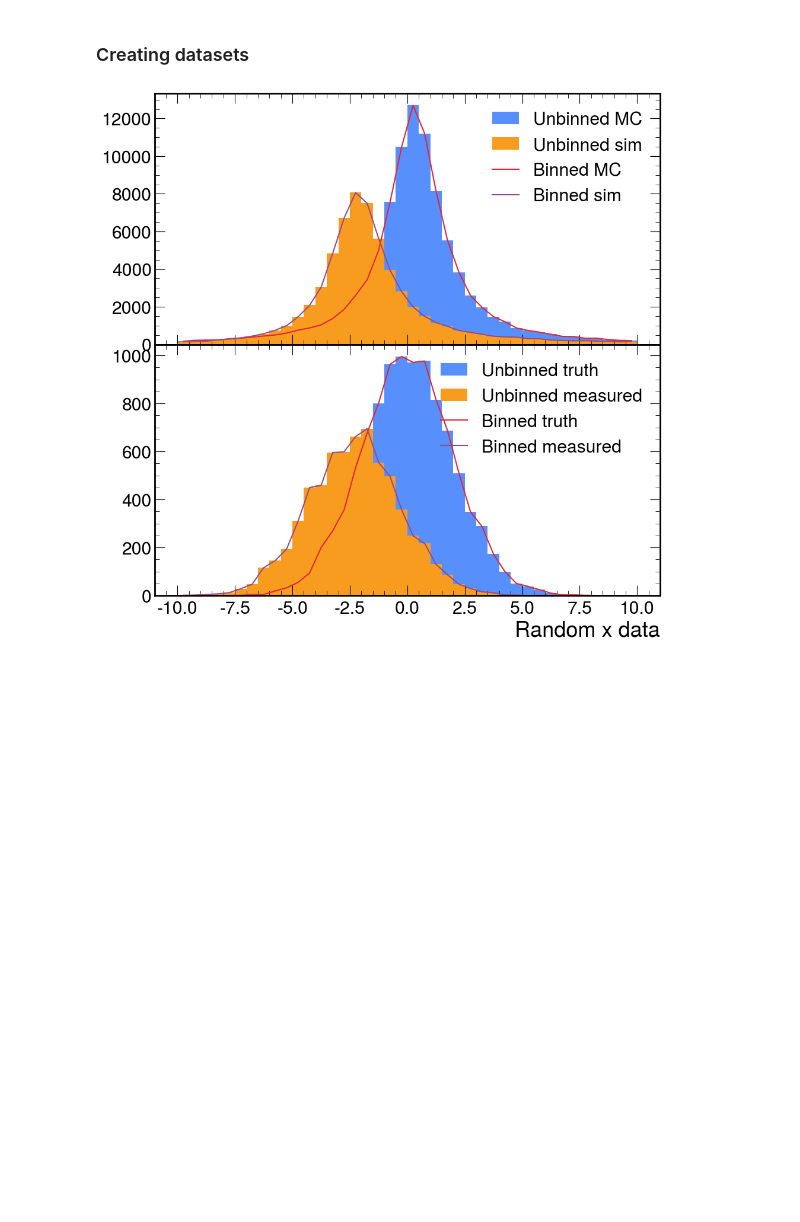
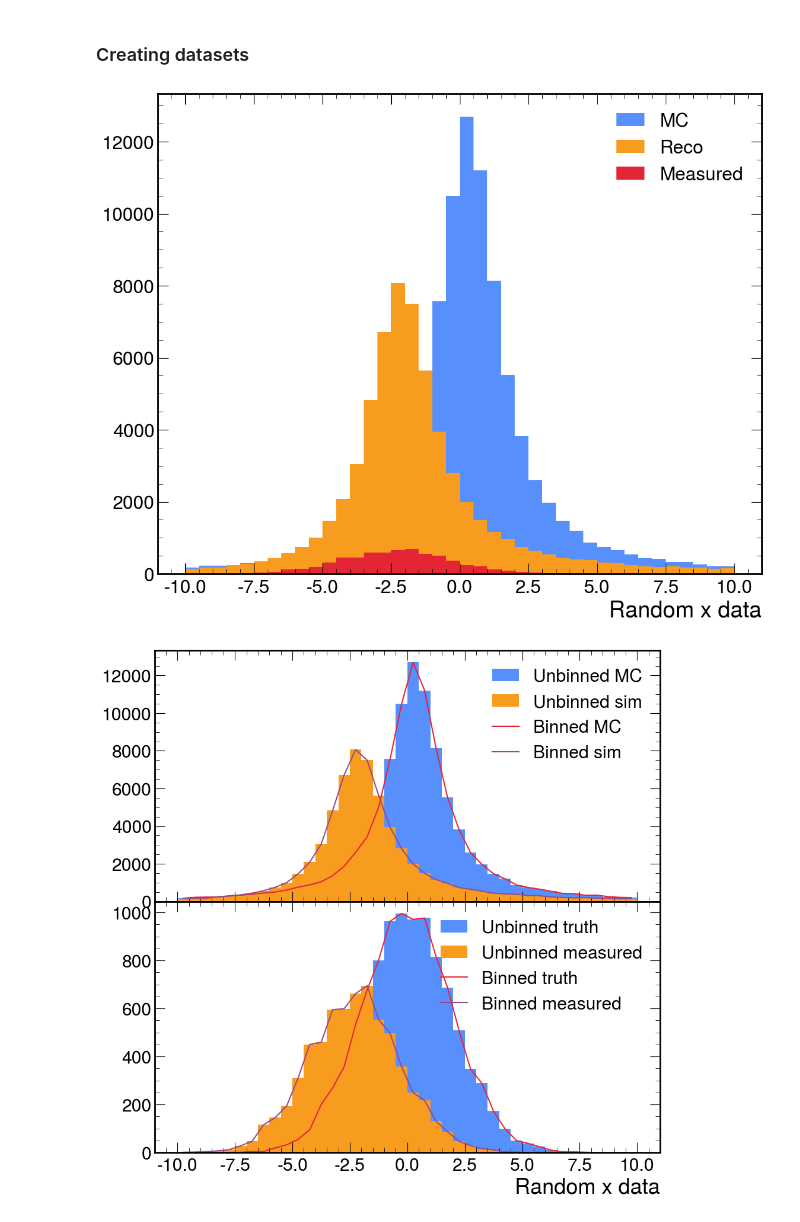
Before and after one commit to rymilton/unfolding, a Jupyter notebook: omnifold_decisiontrees.ipynb, the cells around one changed output. Saved outputs shown, nothing was run; the diff lists cells and outputs as text; code cells hidden in the pictures; blank space fills up the shorter version.

```diff
--- a/omnifold_decisiontrees.ipynb
+++ b/omnifold_decisiontrees.ipynb
@@ -91,6 +91,16 @@ for i in range(10000):
 
 unbinned_true_data = np.array(unbinned_true_data, dtype=np.float32)
 unbinned_measured_data = np.array(unbinned_measured_data, dtype=np.float32)
+# %%
+fig = plt.figure(figsize=(12.5,10))
+plt.hist(unbinned_MC_data, bins = MC_bins, range=(MC_low, MC_high), label = "MC", histtype='stepfilled')
+plt.hist(unbinned_sim_data, bins = sim_bins, range=(sim_low, sim_high), label = "Reco", histtype='stepfilled')
+plt.hist(unbinned_measured_data, bins = sim_bins, range=(sim_low, sim_high), label = "Measured", histtype='stepfilled')
+plt.legend()
+plt.xlabel("Random x data")
+fig.savefig('./generated_data.pdf')
+# %% [output]
+[figure, added]
 # %%
 fig, axs = plt.subplots(2, 1, figsize=(11,11), sharex=True)
 axs[0].hist(unbinned_MC_data, bins = MC_bins, range=(MC_low, MC_high), label = "Unbinned MC")
```
Also changed, not shown: parts of 7 cells of this notebook.
